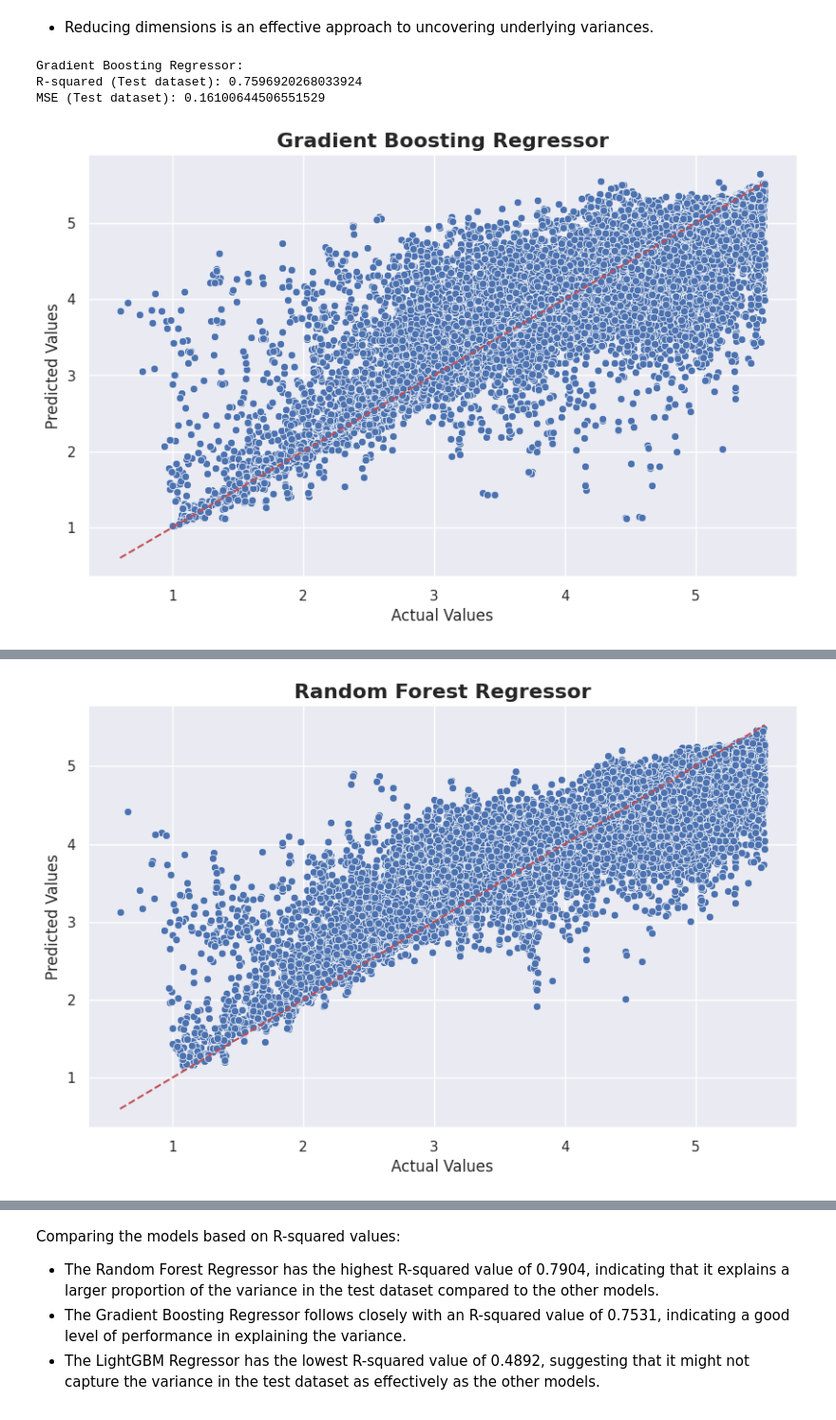
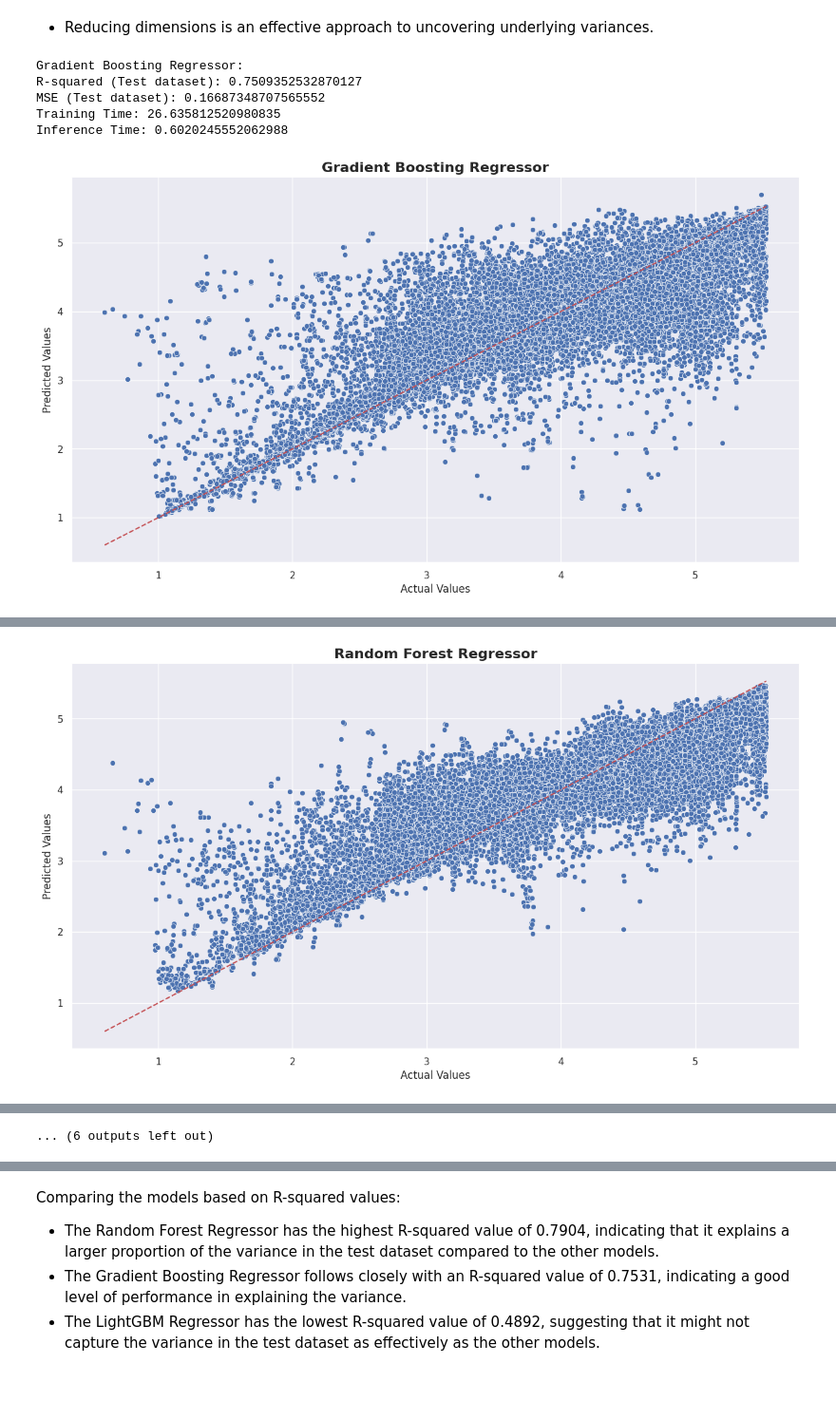
Before and after one commit to arifaygun/ML_Calisma_Notebooklari, a Jupyter notebook: Graduate_Project_PCA.ipynb, the cells around one changed output, grey strips where cells are left out. Shown at 95% size. Drawn from its saved outputs; the diff is of its cells as text; code cells hidden in the pictures; blank space fills up the shorter version.

```diff
--- a/Graduate_Project_PCA.ipynb
+++ b/Graduate_Project_PCA.ipynb
@@ -123,46 +119,103 @@ models = [
             max_depth=4,
             learning_rate=0.05
         )
+    },
+    {
+        'name': 'SVR',
+        'model': SVR(kernel='linear')
+    },
+    {
+        'name': 'Decision Tree Regressor',
+        'model': DecisionTreeRegressor(
+            max_depth=16,
+            criterion='poisson'
+        )
+    },
+    {
+        'name': 'XGBoost Regressor',
+        'model': xgb.XGBRegressor(
+            n_estimators=100,
+            max_depth=4,
+            learning_rate=0.1
+        )
+    },
+    {
+        'name': 'AdaBoost Regressor',
+        'model': AdaBoostRegressor(
+            n_estimators=120,
+            learning_rate=0.1,
+            loss='linear'
+        )
+    },
+    {
+        'name': 'ElasticNet Regressor',
+        'model': ElasticNet(
+            alpha=0.5,
+            l1_ratio=0.5
+        )
+    },
+    {
+        'name': 'Ridge Regression',
+        'model': Ridge(
+            alpha=0.5,
+            solver='auto'
+        )
     }
 ]
 
-# Lists to store metric values
+# Lists to store metric values and execution times
 model_names = []
 r_squared_values = []
 mse_values = []
+execution_times = []
 
 for model in models:
     model_name = model['name']
     model_instance = model['model']
 
     # Model training
+    start_time = time.time()
     model_instance.fit(x_train, y_train)
+    training_time = time.time() - start_time
 
     # Model performance on test data
-    r_squared = model_instance.score(x_test, y_test)
-    mse = mean_squared_error(y_test, model_instance.predict(x_test))
+    start_time = time.time()
+    y_pred = model_instance.predict(x_test)
+    inference_time = time.time() - start_time
 
-    # Append metric values
+    # Calculate metrics
+    r_squared = metrics.r2_score(y_test, y_pred)
+    mse = metrics.mean_squared_error(y_test, y_pred)
+
+    # Append metric values and execution times
     model_names.append(model_name)
     r_squared_values.append(r_squared)
     mse_values.append(mse)
+    execution_times.append({
+        'Training Time': training_time,
+        'Inference Time': inference_time
+    })
 
     print(model_name + ":")
     print("R-squared (Test dataset):", r_squared)
     print("MSE (Test dataset):", mse)
+    print("Training Time:", training_time)
+    print("Inference Time:", inference_time)
     print()
 
     # Plotting predicted vs. actual values
-    plt.figure(figsize=(10, 6))
-    sns.scatterplot(x=y_test, y=model_instance.predict(x_test))
-    plt.plot([min(y_test), max(y_test)], [min(y_test), max(y_test)], 'r--')  # Add the line for perfect prediction
+    plt.figure(figsize=(15, 8))
+    sns.scatterplot(x=y_test, y=y_pred)
+    plt.plot([min(y_test), max(y_test)], [min(y_test), max(y_test)], 'r--')
     plt.title(model_name, fontsize=16, fontweight='bold')
     plt.xlabel("Actual Values")
     plt.ylabel("Predicted Values")
     plt.show()
 # %% [output]
 Gradient Boosting Regressor:
-R-squared (Test dataset): 0.7596920268033924
-MSE (Test dataset): 0.16100644506551529
+R-squared (Test dataset): 0.7509352532870127
+MSE (Test dataset): 0.16687348707565552
+Training Time: 26.635812520980835
+Inference Time: 0.6020245552062988
-[figure, old version]
+[figure, new version]
 Random Forest Regressor:
@@ -171,2 +226,2 @@ MSE (Test dataset): 0.1417204465604459
-[figure, old version]
+[figure, new version]
 LightGBM Regressor:
@@ -175,0 +251 @@ MSE (Test dataset): 0.34220417779078494
+... (6 outputs left out)
```
Also changed, not shown: parts of 8 cells of this notebook.
